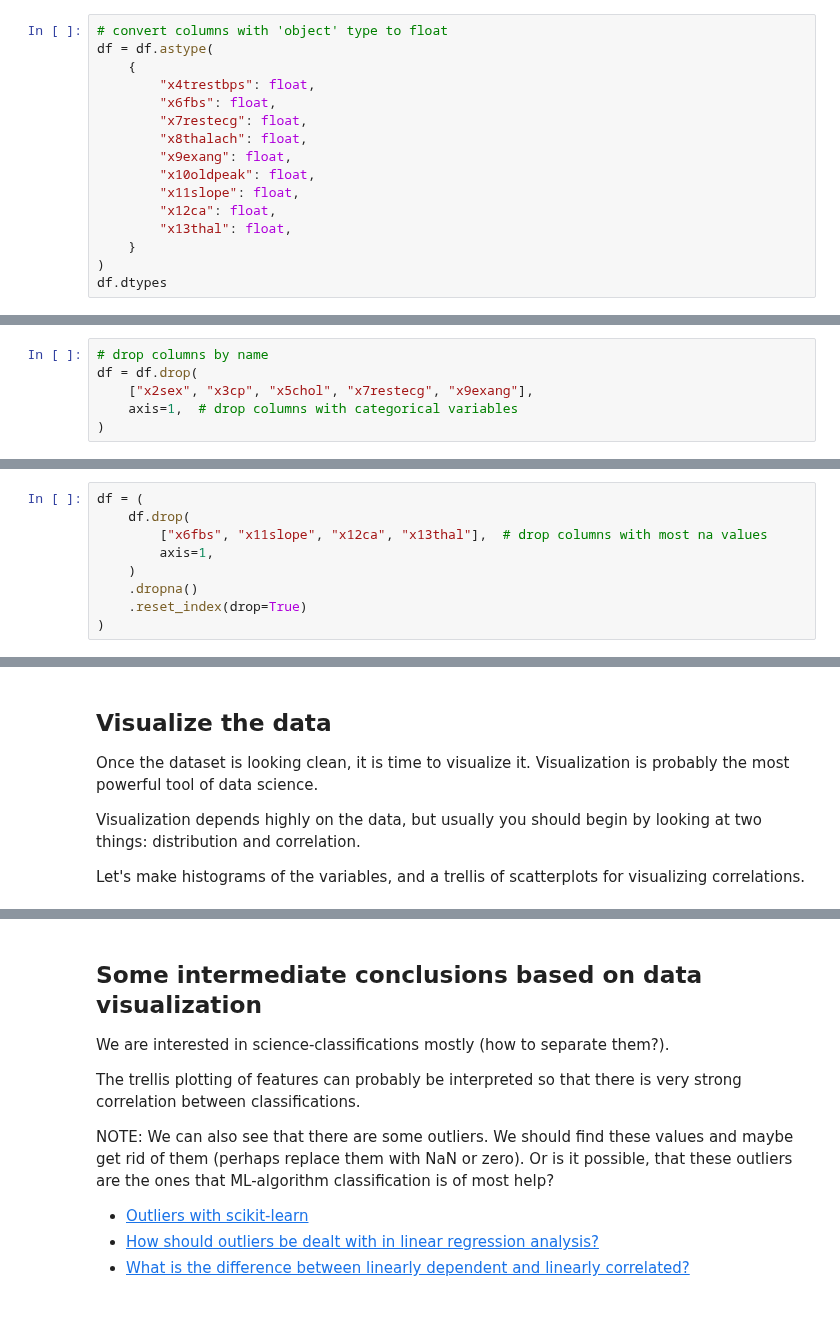
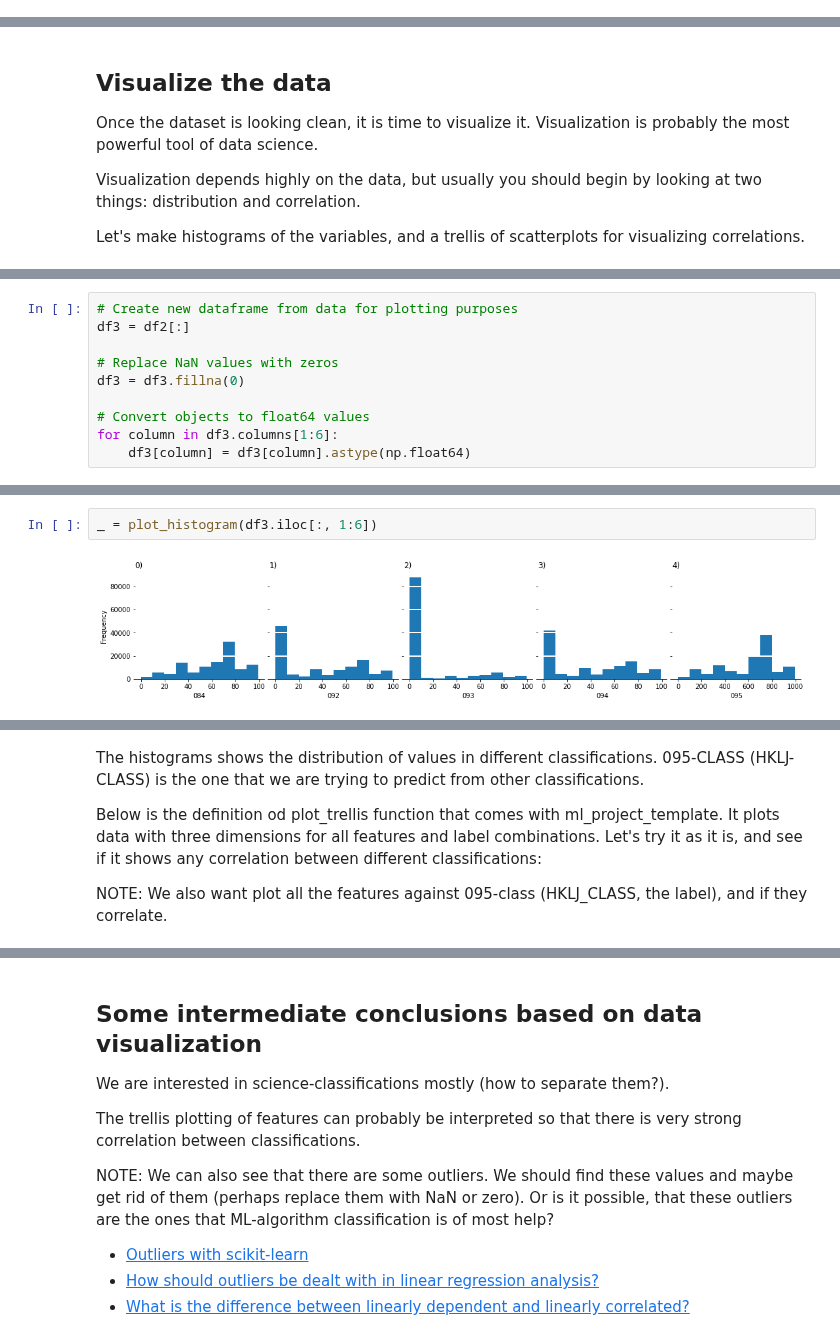
Before and after one commit to City-of-Helsinki/ml_hki_library_classifier, a Jupyter notebook: 00_data.ipynb, the cells around one changed output, grey strips where cells are left out. Cells and saved outputs as stored; diff of their text form; blank space fills up the shorter version.

Commit message:
Removed unnecessary cells and added some comments and visualizations

```diff
--- a/00_data.ipynb
+++ b/00_data.ipynb
@@ -688,16 +564,0 @@ df.replace("?", np.nan, inplace=True)
-# %%
-# convert columns with 'object' type to float
-df = df.astype(
-    {
-        "x4trestbps": float,
-        "x6fbs": float,
-        "x7restecg": float,
-        "x8thalach": float,
-        "x9exang": float,
-        "x10oldpeak": float,
-        "x11slope": float,
-        "x12ca": float,
-        "x13thal": float,
-    }
-)
-df.dtypes
@@ -713,6 +564,0 @@ We see that the features "x2sex", "x3cp", "x5chol", "x7restecg" and "x9exang" on
-# %%
-# drop columns by name
-df = df.drop(
-    ["x2sex", "x3cp", "x5chol", "x7restecg", "x9exang"],
-    axis=1,  # drop columns with categorical variables
-)
@@ -736,9 +564,0 @@ In this example, we just drop the columns with most na data
-# %%
-df = (
-    df.drop(
-        ["x6fbs", "x11slope", "x12ca", "x13thal"],  # drop columns with most na values
-        axis=1,
-    )
-    .dropna()
-    .reset_index(drop=True)
-)
@@ -803,0 +629,10 @@ def plot_histogram(df):
+# %%
+# Create new dataframe from data for plotting purposes
+df3 = df2[:]
+
+# Replace NaN values with zeros
+df3 = df3.fillna(0)
+
+# Convert objects to float64 values
+for column in df3.columns[1:6]:
+    df3[column] = df3[column].astype(np.float64)
@@ -828,0 +643,4 @@ For a raport or a presentation you might want to focus on just a few features.
+# %%
+_ = plot_histogram(df3.iloc[:, 1:6])
+# %% [output]
+[figure, added]
@@ -829,3 +648,9 @@ For a raport or a presentation you might want to focus on just a few features.
+# %% [markdown]
+The histograms shows the distribution of values in different classifications. 095-CLASS (HKLJ-CLASS) is the one that we are trying to predict from other classifications.
+
+Below is the definition od plot_trellis function that comes with ml_project_template. It plots data with three dimensions for all features and label combinations. Let's try it as it is, and see if it shows any correlation between different classifications:
+
+NOTE: We also want plot all the features against 095-class (HKLJ_CLASS, the label), and if they correlate.
 # %%
 # export
 
```
Also changed, not shown: parts of 35 cells of this notebook.
